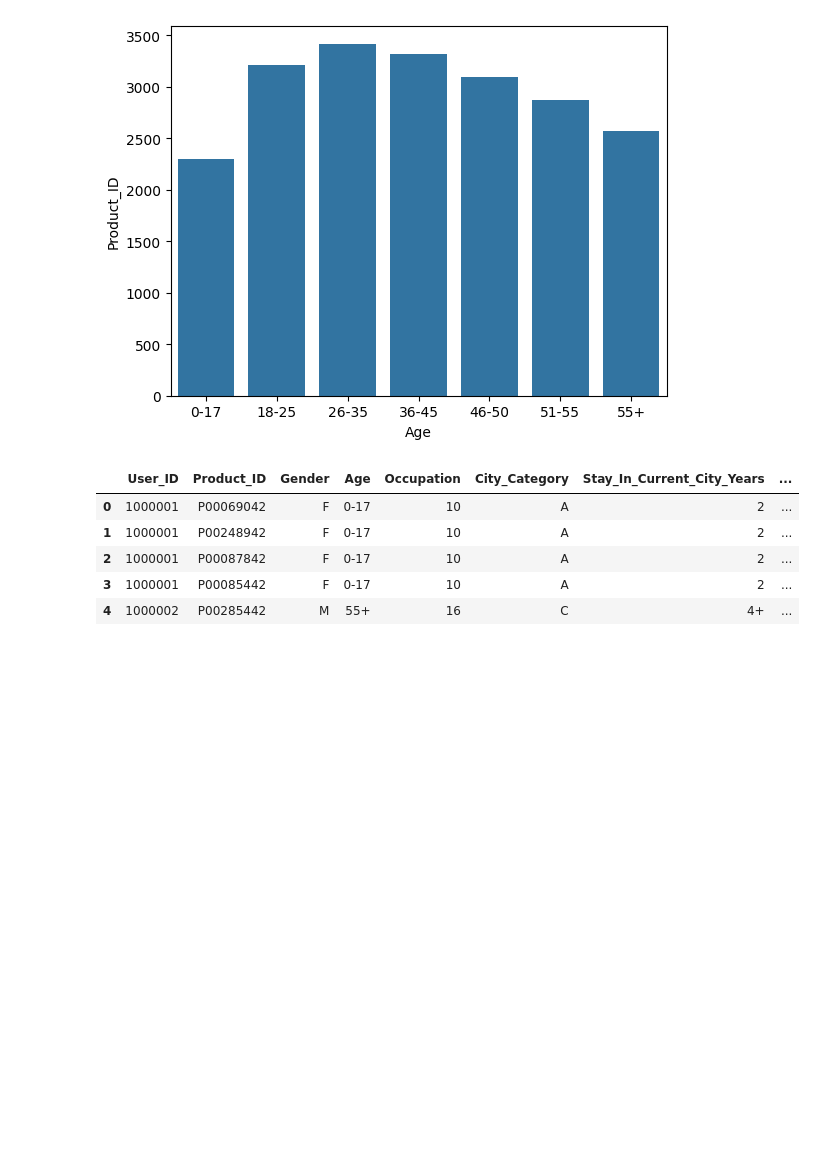
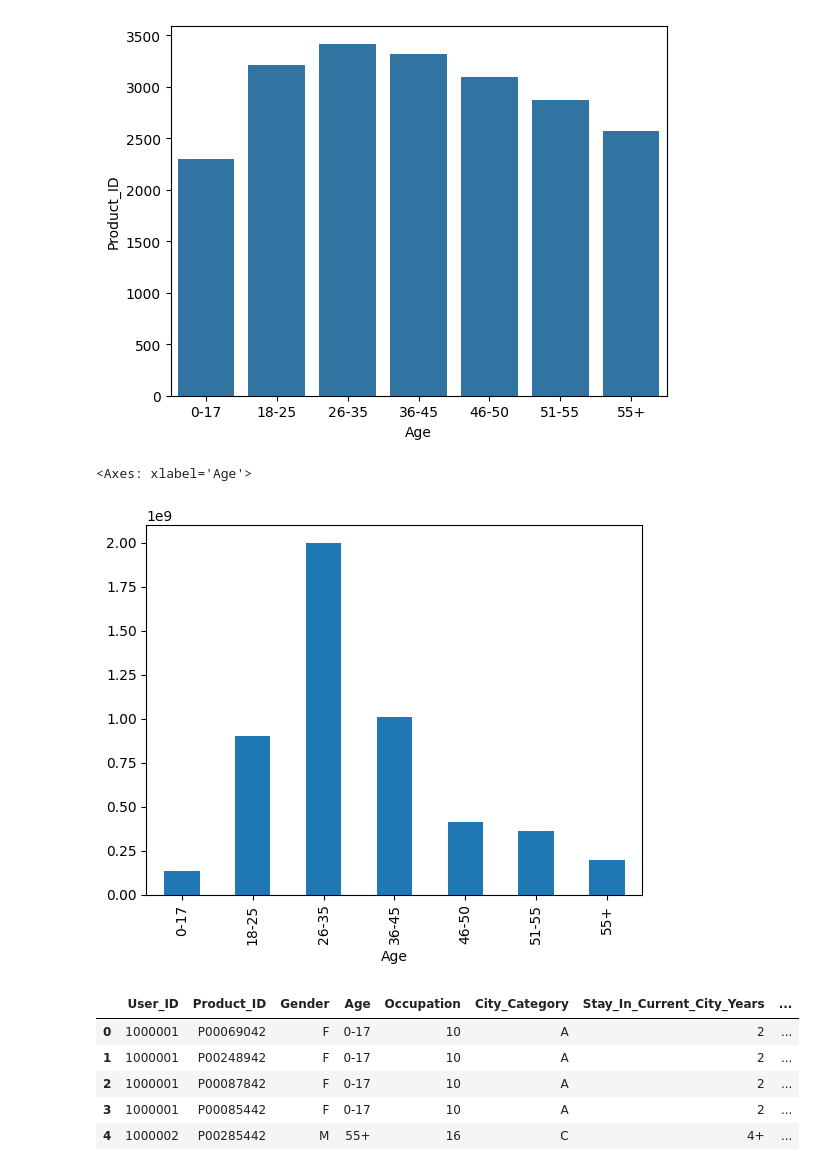
Before and after one commit to aayushjohari/Pandas, a Jupyter notebook: Data_analysis/Black Friday/blackfirday.ipynb, the cells around one changed output. Drawn from its saved outputs; the diff is of its cells as text; code cells hidden in the pictures; blank space fills up the shorter version.

Commit message:
black friday data analysis

```diff
--- a/Data_analysis/Black Friday/blackfirday.ipynb
+++ b/Data_analysis/Black Friday/blackfirday.ipynb
@@ -320,6 +320,11 @@ sns.barplot(data=age , x = 'Age', y='Product_ID')
 # %% [output]
 <Axes: xlabel='Age', ylabel='Product_ID'>
 [figure]
+# %%
+data.groupby('Age')['Purchase'].sum().plot(kind = 'bar')
+# %% [output]
+<Axes: xlabel='Age'>
+[figure, added]
 # %%
 data.head()
 # %% [output]
```
